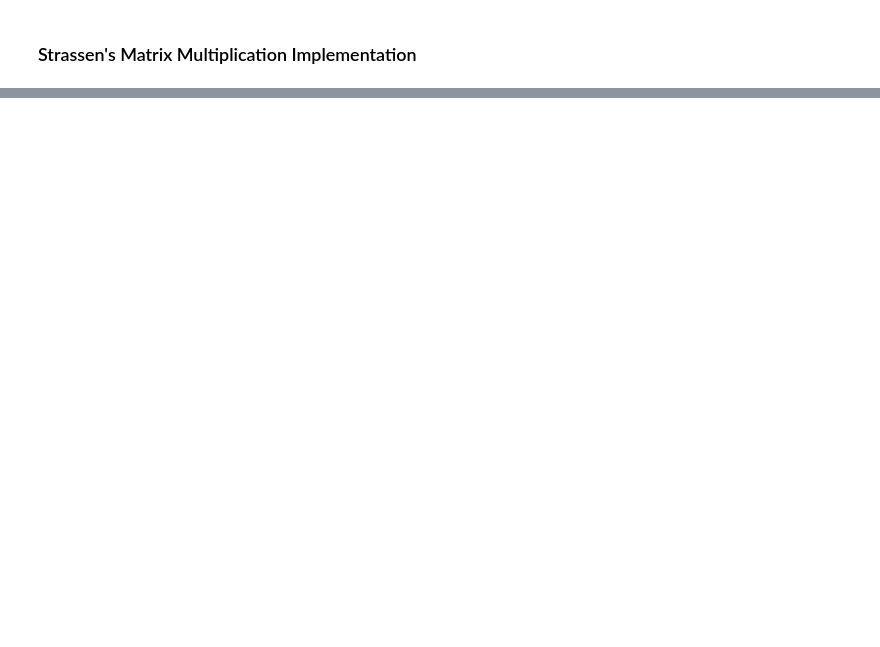
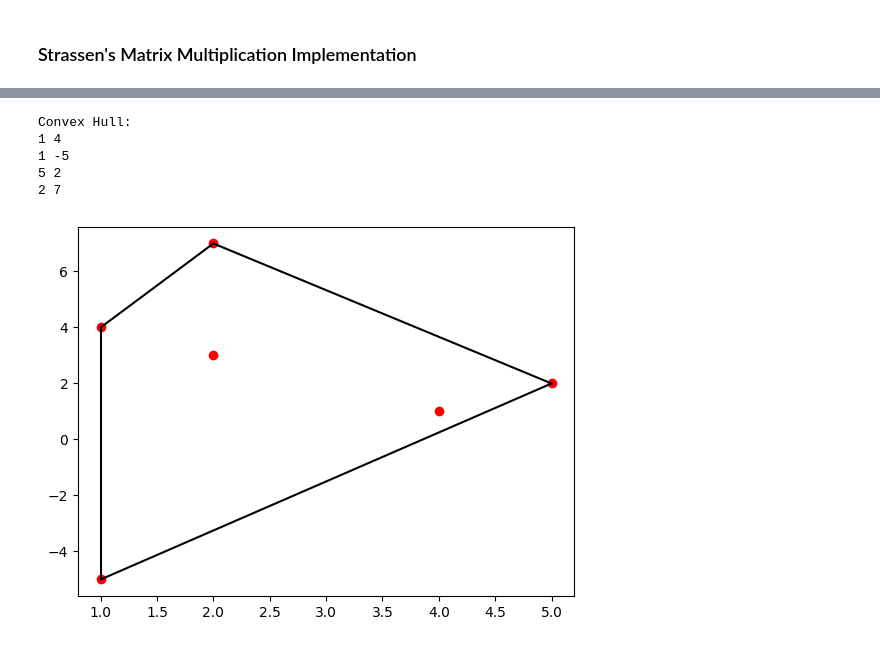
Before and after one commit to Celesca/cpe231-algorithms, a Jupyter notebook: Lecture 4 - Divide and Conquer/CPE231_week4_HW.ipynb, the cells around one changed output, grey strips where cells are left out. Saved outputs shown, nothing was run; the diff lists cells and outputs as text; code cells hidden in the pictures; blank space fills up the shorter version.

```diff
--- a/Lecture 4 - Divide and Conquer/CPE231_week4_HW.ipynb
+++ b/Lecture 4 - Divide and Conquer/CPE231_week4_HW.ipynb
@@ -392,0 +669,31 @@ The smallest distance is 1.4142135623730951
+# %%
+# Test Case 2 - Convex hull divide and conquer
+b = [[1, -5], [2,7], [1,4] , [2,3] , [4,1], [5,2] ]
+n = len(b)
+
+b.sort()
+ans = divide(b)
+
+print('Convex Hull:')
+for x in ans:
+    print(int(x[0]), int(x[1]))
+
+x = [int(x[0]) for x in b]
+y = [int(x[1]) for x in b]
+
+plt.plot(x, y, 'ro')
+
+for i in range(len(ans)):
+    if i == len(ans)-1:
+        plt.plot([ans[i][0], ans[0][0]], [ans[i][1], ans[0][1]], 'k-')
+    else:
+        plt.plot([ans[i][0], ans[i+1][0]], [ans[i][1], ans[i+1][1]], 'k-')
+
+plt.show()
+# %% [output]
+Convex Hull:
+1 4
+1 -5
+5 2
+2 7
+[figure, added]
```
Also changed, not shown: parts of 26 cells of this notebook.
